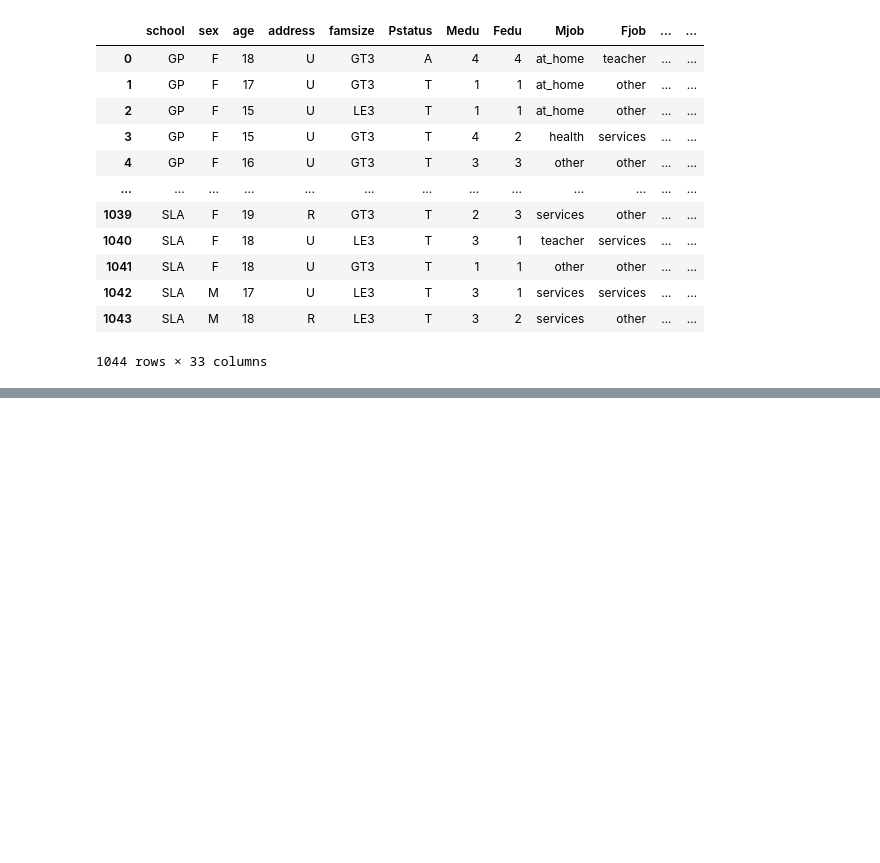
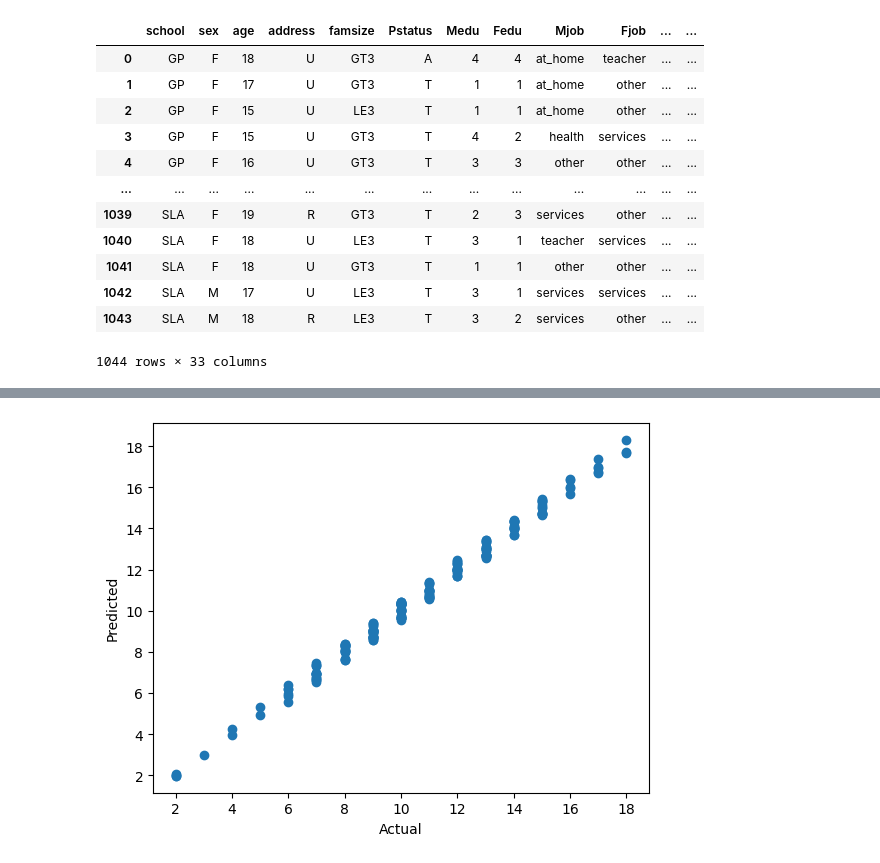
Before and after one commit to Krishnaa-tech/Howards-students-performance, a Jupyter notebook: Notebook/Code.ipynb, the cells around one changed output, grey strips where cells are left out. Cells and saved outputs as stored; diff of their text form; code cells hidden in the pictures; blank space fills up the shorter version.

```diff
--- a/Notebook/Code.ipynb
+++ b/Notebook/Code.ipynb
@@ -50,3 +64,6 @@ for column in categorical_columns:
 
 with open('label_encoder.pkl', 'wb') as files:
     pickle.dump(label_encoder, files)
+# %%
+df['avg_grade'] = df[['G1', 'G2', 'G3']].mean(axis=1)
+df
@@ -52,0 +127,4 @@ with open('label_encoder.pkl', 'wb') as files:
+# %%
+from sklearn.model_selection import train_test_split
+X_train, X_test, y_train, y_test = train_test_split(X,y,test_size=0.2,random_state=42)
+X_train.shape, X_test.shape
@@ -52,0 +133,7 @@ with open('label_encoder.pkl', 'wb') as files:
+# %%
+def evaluate_model(true, predicted):
+    mae = mean_absolute_error(true, predicted)
+    mse = mean_squared_error(true, predicted)
+    rmse = np.sqrt(mean_squared_error(true, predicted))
+    r2_square = r2_score(true, predicted)
+    return mae, mse, rmse, r2_square
@@ -52,0 +206,82 @@ with open('label_encoder.pkl', 'wb') as files:
+# %%
+from sklearn.model_selection import GridSearchCV
+from sklearn.metrics import make_scorer, r2_score
+import pandas as pd
+import matplotlib.pyplot as plt
+
+# Define hyperparameter ranges for each model
+param_grid = {
+    "Linear Regression": {},
+    "Lasso": {"alpha": [1]},
+    "K-Neighbors Regressor": {"n_neighbors": [3, 5, 7]},
+    "Decision Tree": {"max_depth": [3, 5, 7], 'criterion': ['squared_error', 'friedman_mse', 'absolute_error', 'poisson']},
+    "Random Forest Regressor": {'n_estimators': [8, 16, 32, 64, 128, 256], "max_depth": [3, 5, 7]},
+    "Gradient Boosting": {'learning_rate': [0.1, 0.01, 0.05, 0.001], 'subsample': [0.6, 0.7, 0.75, 0.8, 0.85, 0.9],
+                          'n_estimators': [8, 16, 32, 64, 128, 256]},
+    "XGBRegressor": {'depth': [6, 8, 10], 'learning_rate': [0.01, 0.05, 0.1], 'iterations': [30, 50, 100]},
+    "CatBoost Regressor": {"iterations": [100, 500], "depth": [3, 5, 7]},
+    "AdaBoost Regressor": {'learning_rate': [0.1, 0.01, 0.5, 0.001], 'n_estimators': [8, 16, 32, 64, 128, 256]}
+}
+
+model_list = []
+r2_list = []
+
+for model_name, model in models.items():
+    # Create a scorer object to use in grid search
+    scorer = make_scorer(r2_score)
+
+    # Perform grid search to find the best hyperparameters
+    grid_search = GridSearchCV(
+        model,
+        param_grid[model_name],
+        scoring=scorer,
+        cv=5,
+        n_jobs=-1
+    )
+
+    grid_search.fit(X_train, y_train)  # Make predictions
+    y_train_pred = grid_search.predict(X_train)
+    y_test_pred = grid_search.predict(X_test)
+
+    # Evaluate Train and Test dataset
+    model_train_mae, model_train_mse, model_train_rmse, model_train_r2 = evaluate_model(y_train, y_train_pred)
+    model_test_mae, model_test_mse, model_test_rmse, model_test_r2 = evaluate_model(y_test, y_test_pred)
+
+    print(model_name)
+    model_list.append(model_name)
+
+    print('Best hyperparameters:', grid_search.best_params_)
+
+    print('Model performance for Training set')
+    print("- Root Mean Squared Error: {:.4f}".format(model_train_rmse))
+    print("- Mean Squared Error: {:.4f}".format(model_train_mse))
+    print("- Mean Absolute Error: {:.4f}".format(model_train_mae))
+    print("- R2 Score: {:.4f}".format(model_train_r2))
+
+    print('----------------------------------')
+    print('Model performance for Test set')
+    print("- Root Mean Squared Error: {:.4f}".format(model_test_rmse))
+    print("- Mean Squared Error: {:.4f}".format(model_test_rmse))
+    print("- Mean Absolute Error: {:.4f}".format(model_test_mae))
+    print("- R2 Score: {:.4f}".format(model_test_r2))
+
+    r2_list.append(model_test_r2)
+    print('=' * 35)
+    print('\n')
+
+# Display the results in a DataFrame
+results_df = pd.DataFrame(list(zip(model_list, r2_list)), columns=['Model Name', 'R2_Score']).sort_values(by=["R2_Score"], ascending=False)
+print(results_df)
+
+# Scatter plot of actual vs. predicted values for the best-performing model
+best_model_name = results_df.iloc[0]['Model Name']
+best_model = models[best_model_name]
+
+best_model.fit(X_train, y_train)
+y_pred = best_model.predict(X_test)
+
+plt.scatter(y_test, y_pred)
+plt.xlabel('Actual')
+plt.ylabel('Predicted')
+plt.show()
+# %% [output]
@@ -52,0 +305 @@ with open('label_encoder.pkl', 'wb') as files:
+[figure, added]
```
Also changed, not shown: parts of 16 cells of this notebook, 6 other files.
